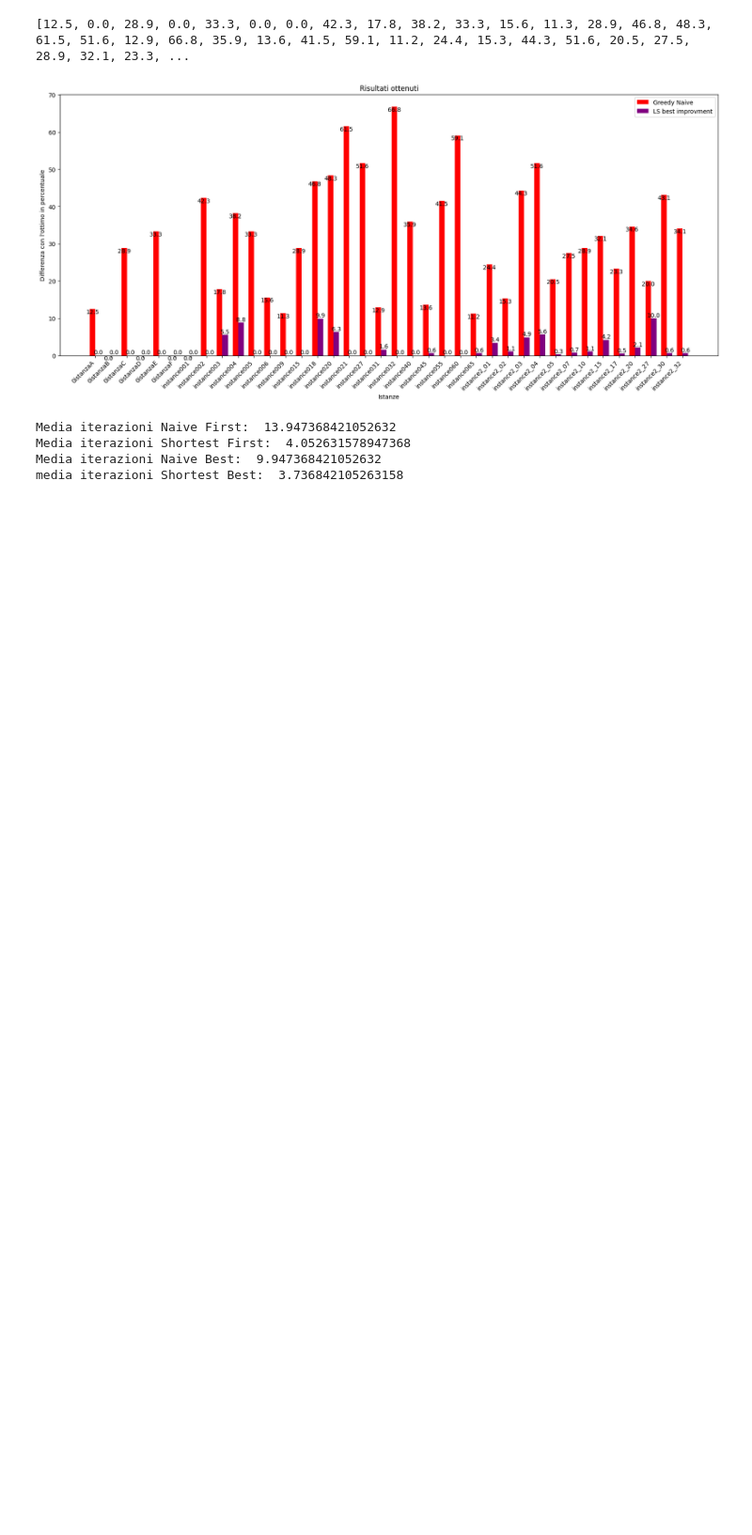
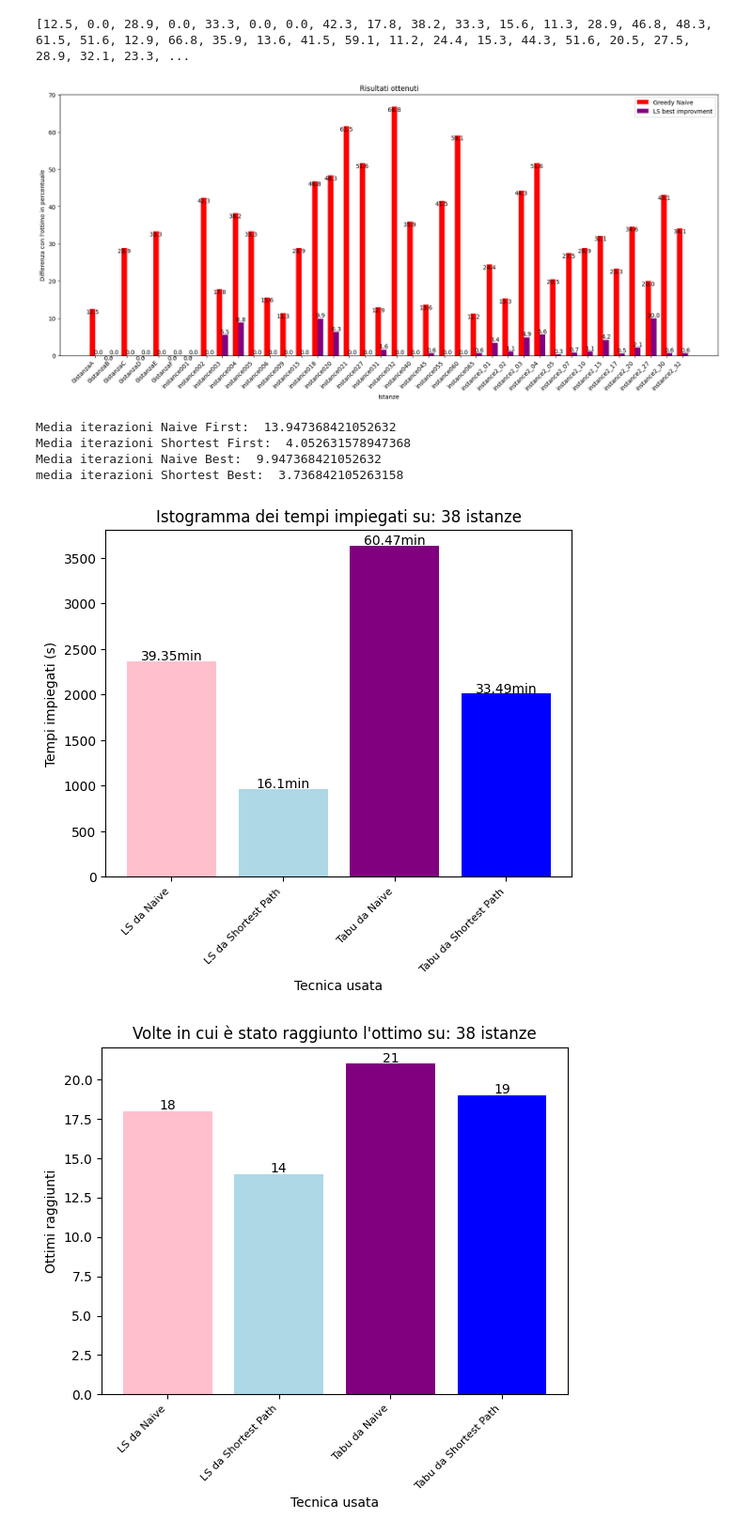
Before and after one commit to dream-19/Steiner-Tree-Operations-Research, a Jupyter notebook: Risultati_grafici.ipynb, the cells around one changed output. Shown at 94% size. Cells and saved outputs as stored; diff of their text form; code cells hidden in the pictures; blank space fills up the shorter version.

```diff
--- a/Risultati_grafici.ipynb
+++ b/Risultati_grafici.ipynb
@@ -335,3 +335,78 @@ Media iterazioni Naive First:  13.947368421052632
 Media iterazioni Shortest First:  4.052631578947368
 Media iterazioni Naive Best:  9.947368421052632
 media iterazioni Shortest Best:  3.736842105263158
+# %%
+#Risultati sulla ricerca locale
+#1) istogramma 1
+labels = ['LS da Naive', 'LS da Shortest Path', 'Tabu da Naive', 'Tabu da Shortest Path']
+values = [ tempi_ls_naive_best, tempi_ls_short_best, tempi_tabu, tempi_tabu_shortest]
+
+
+colori = ['pink', 'lightblue', 'purple', 'blue']
+plt.bar(labels, values, color=colori)
+for i, v in enumerate(values):
+    plt.text(i, v + 15, str(round(v/60,2))+'min', ha='center')
+plt.title('Istogramma dei tempi impiegati su: '+  str(len(ottimo_e_naive))+ " istanze")
+plt.xlabel('Tecnica usata')
+plt.ylabel('Tempi impiegati (s)')
+plt.xticks(rotation=45, ha='right', fontsize=8)
+plt.show()
+
+#2) istogramma 2
+
+values = [conta_ottimo(ottimo_ls_naive_best), conta_ottimo(ottimo_ls_short_best), conta_ottimo(ottimo_tabu), conta_ottimo(ottimo_tabu_shortest)]
+plt.bar(labels, values, color=colori)
+for i, v in enumerate(values):
+    plt.text(i, v + 0.1, str(v), ha='center')
+plt.title("Volte in cui è stato raggiunto l'ottimo su: "+  str(len(ottimo_e_naive))+ " istanze")
+plt.xlabel('Tecnica usata')
+plt.ylabel('Ottimi raggiunti')
+plt.xticks(rotation=45, ha='right', fontsize=8)
+
+plt.show()
+
+
+#Confronto tra le due tabu:
+
+#Confronto tra euristica naive e best improvment con LS
+#Su ogni istanza rappresento la differenza con l'ottimo in percentuale: diff : ottimo = x: 100
+percent_tabu = []
+percent_tabu2= []
+for i in range(0, len(ottimo_e_naive)):
+    percentuale = ottimo_tabu[i] * 100 / int(costi_ottimali[i])
+    percentuale_ls = ottimo_tabu_shortest[i]* 100 / int(costi_ottimali[i])
+    percent_tabu.append(round(percentuale,1))
+    percent_tabu2.append(round(percentuale_ls,1))
+
+
+# Larghezza delle barre
+larghezza_barre = 0.35
+
+# Creazione del grafico
+fig, ax = plt.subplots(figsize=(20, 8))
+bar1 = ax.bar([i - larghezza_barre/2 for i, _ in enumerate(istanze)], percent_tabu, larghezza_barre, label='Tabu da Naive', color= 'red')
+bar2 = ax.bar([i + larghezza_barre/2 for i, _ in enumerate(istanze)], percent_tabu2, larghezza_barre, label='Tabu da Shortest', color= 'purple')
+
+# Etichette degli assi e titolo del grafico
+ax.set_xlabel('Istanze')
+ax.set_ylabel('Differenza con l\'ottimo in percentuale')
+ax.set_title('Risultati ottenuti')
+
+# Etichette sull'asse x con posizionamento obliquo
+ax.set_xticks([i for i, _ in enumerate(istanze)])
+ax.set_xticklabels(istanze, rotation=45, ha='right', va='top')
+for rect1, rect2 in zip(bar1, bar2):
+    height1 = rect1.get_height()
+    height2 = rect2.get_height()
+    ax.text(rect1.get_x() + rect1.get_width() / 2, height1, str(height1), ha='center', va='top')
+    ax.text(rect2.get_x() + rect2.get_width() / 2, height2, str(height2), ha='center', va='bottom')
+
+
+# Legenda
+ax.legend()
+
+# Mostra il grafico
+plt.show()
+# %% [output]
+[figure, added]
+[figure, added]
```
Also changed, not shown: parts of 2 cells of this notebook.
